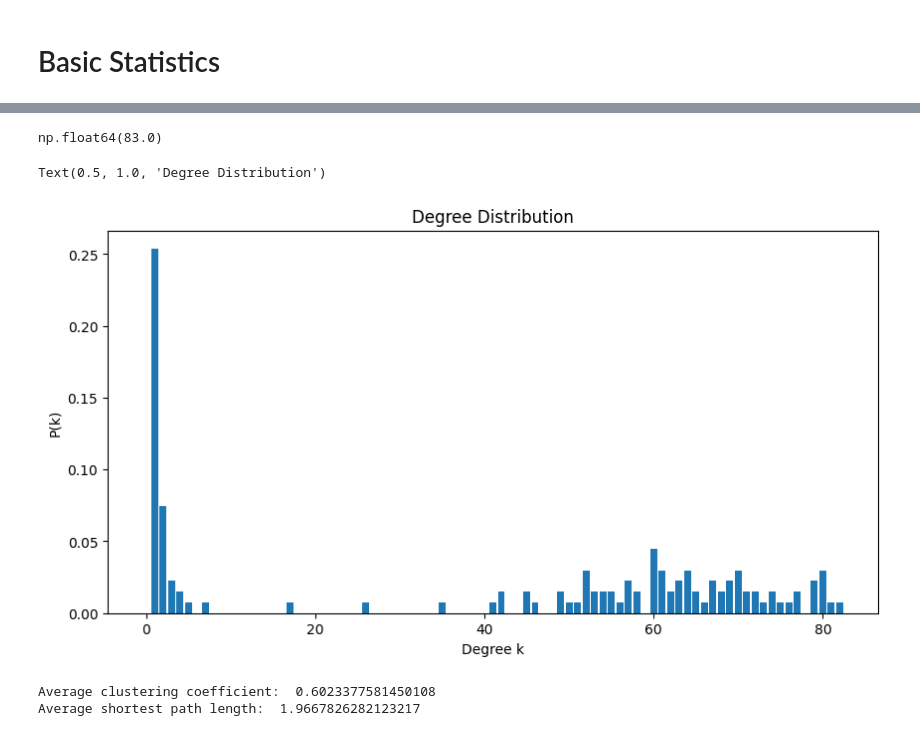
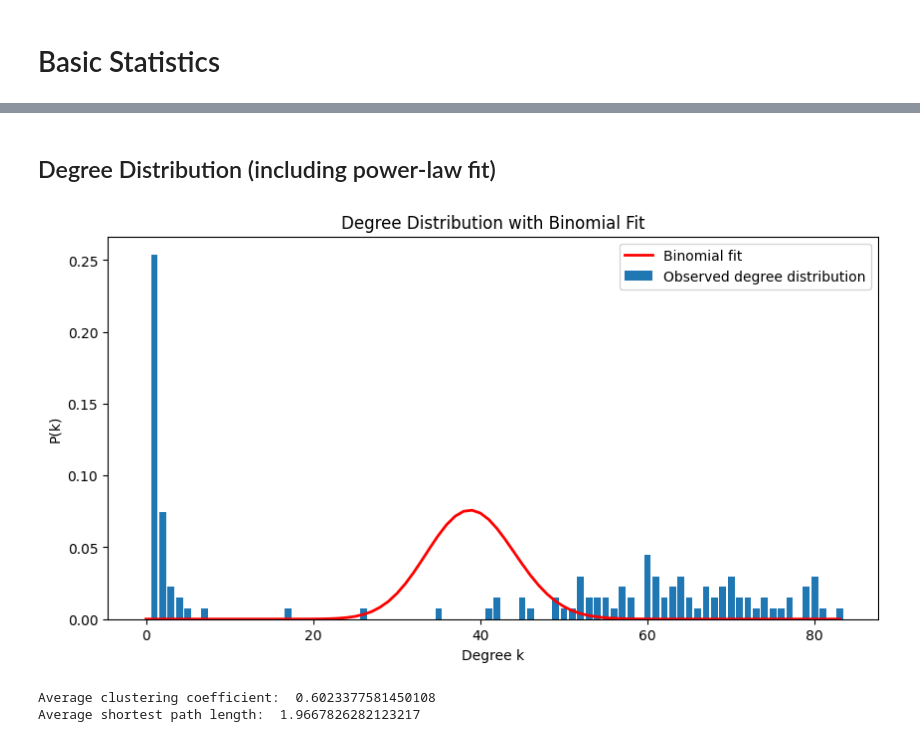
Before and after one commit to jiayizhang123/CPSC672-Project, a Jupyter notebook: Project-citibike.ipynb, the cells around one changed output, grey strips where cells are left out. Cells and saved outputs as stored; diff of their text form; code cells hidden in the pictures.

```diff
--- a/Project-citibike.ipynb
+++ b/Project-citibike.ipynb
@@ -15,4 +15,6 @@ from collections import defaultdict
 # Load the data
 # %%
 # use dtype=str to avoid the "Mixed Type" warning
-df = pd.read_csv('JC-202402-citibike-tripdata.csv', dtype={'start_station_id': str, 'end_station_id': str})
+df = pd.read_csv('JC-202402-citibike-tripdata.csv', dtype={'start_station_name': str, 'end_station_name': str})
+
+df.head()
@@ -34,14 +36,22 @@ Index(['ride_id', 'rideable_type', 'started_at', 'ended_at',
 # Create a Weighted Graph
 # %%
 # A Link is a trip. Weight is the number of trips between two stations
-links_df = df.groupby(['start_station_id', 'end_station_id']).size().reset_index(name='weight')
+links_df = df.groupby(['start_station_name', 'end_station_name']).size().reset_index(name='weight')
 #filter no connection nodes
 G_o = nx.from_pandas_edgelist(links_df,
-                            source='start_station_id',
-                            target='end_station_id',
+                            source='start_station_name',
+                            target='end_station_name',
                             edge_attr='weight')
 largest_cc = max(nx.connected_components(G_o), key=len)
 G = G_o.subgraph(largest_cc)
+
+nx.set_node_attributes(
+    G,
+    pd.concat([
+        df[['start_station_name','start_lat','start_lng']].rename(columns={'start_station_name':'name','start_lat':'lat','start_lng':'lng'}),
+        df[['end_station_name','end_lat','end_lng']].rename(columns={'end_station_name':'name','end_lat':'lat','end_lng':'lng'})
+    ]).groupby('name')[['lat','lng']].mean().to_dict('index')
+)
 # %% [markdown]
 # Basic Statistics
 # %%
@@ -76,18 +78,49 @@ df.head()
-# %%
-K= df.Degree.max()
-K
-# %% [output]
-np.float64(83.0)
+# %% [markdown]
+## Degree Distribution (including power-law fit)
 # %%
-y0, x0 = np.histogram(df.Degree.values, bins= range(int(K)+1), density=True)
+import numpy as np
+import pandas as pd
+import matplotlib.pyplot as plt
+import networkx as nx
+from scipy.stats import binom
+
+# =========================
+# Degree distribution
+# =========================
+degree_dict = dict(nx.degree(G))
+clustering_dict = nx.clustering(G)
+
+df = pd.DataFrame({
+    "Degree": pd.Series(degree_dict),
+    "Clustering": pd.Series(clustering_dict)
+})
+
+# Basic values
+N = G.number_of_nodes()
+k_avg = df["Degree"].mean()
+p = k_avg / (N - 1)
+
+# Empirical degree distribution
+K = int(df["Degree"].max())
+y0, x0 = np.histogram(df["Degree"].values, bins=range(K + 2), density=True)
+
+# Binomial fit
+k_vals = np.arange(0, K + 1)
+binom_fit = binom.pmf(k_vals, N - 1, p)
+
+# =========================
+# Plot 1: Degree distribution + binomial fit
+# =========================
 plt.figure(figsize=(10, 5))
-plt.bar(x0[:-1],y0)
-plt.xlabel('Degree k')
-plt.ylabel('P(k)')
-plt.title('Degree Distribution')
+plt.bar(x0[:-1], y0, label="Observed degree distribution")
+plt.plot(k_vals, binom_fit, 'r-', linewidth=2, label="Binomial fit")
+plt.xlabel("Degree k")
+plt.ylabel("P(k)")
+plt.title("Degree Distribution with Binomial Fit")
+plt.legend()
+plt.show()
 # %% [output]
-Text(0.5, 1.0, 'Degree Distribution')
-[figure, old version]
+[figure, new version]
 # %%
 # compute average clustering and path length for the real graph
 C = nx.average_clustering(G)
```
Also changed, not shown: parts of 7 cells of this notebook.
